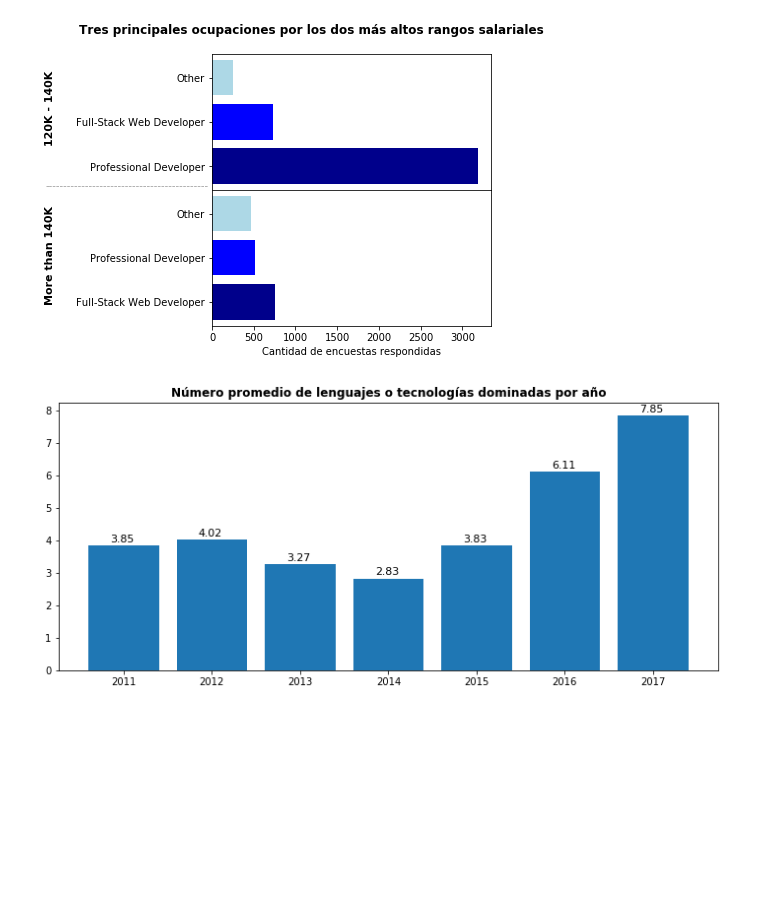
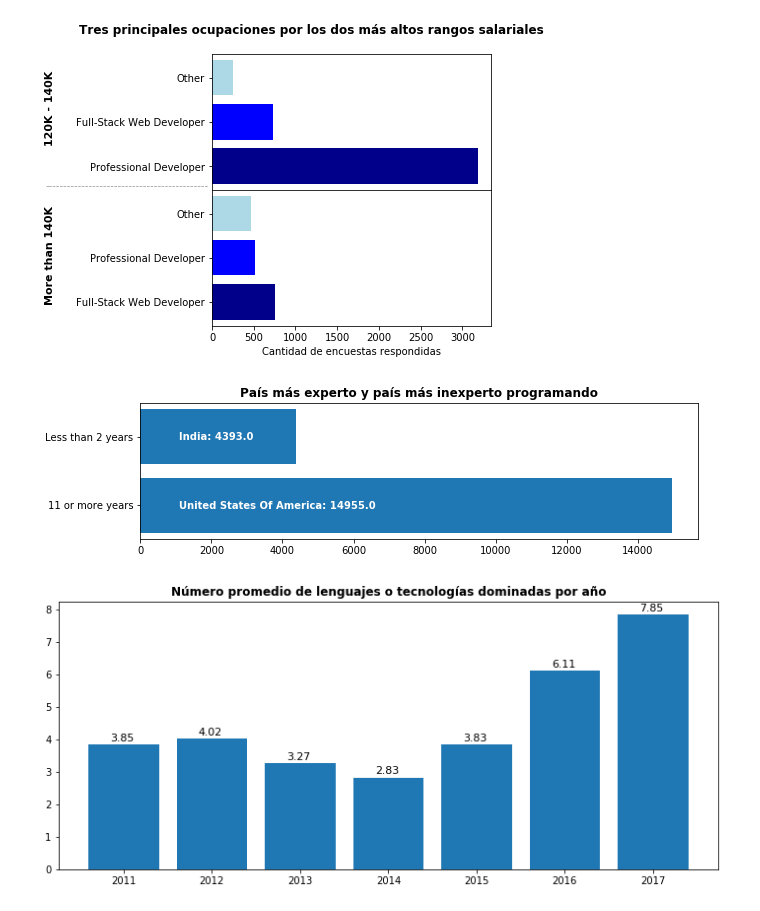
Before and after one commit to Juapatral/encuestas-stack-overflow, a Jupyter notebook: trabajo_final_sbdm_20191.ipynb, the cells around one changed output. Drawn from its saved outputs; the diff is of its cells as text; code cells hidden in the pictures; blank space fills up the shorter version.

Commit message:
Query 12

```diff
--- a/trabajo_final_sbdm_20191.ipynb
+++ b/trabajo_final_sbdm_20191.ipynb
@@ -1327,3 +1330,40 @@ consulta12 = []
+# %%
+# query 12
+# cual es el pais mas experto e inexperto programando
+
+consulta12 = encuestas.groupby(['country','years_programming']).count()['salary'].unstack()
+
+#print(consulta12.idxmax())
+#print(consulta12.max())
+paises12 = consulta12.idxmax()[[0,3]]
+valores12 = list(consulta12.max()[[0,3]])
+experiencia = list(consulta12.max().index[[0,3]])
+
+# crear grafica
+plt.figure(figsize = (10,2.5)) # ajustar tamano
+
+plt.title('País más experto y país más inexperto programando',
+          size = 12,
+          weight = 'bold'
+         )
+
+plt.barh(y = experiencia,
+         width = valores12
+        )
+for i in range(2):
+  plt.text(x = min(valores12)/4,
+           y = i - 0.05,
+           s = paises12[i] + ': ' + str(valores12[i]),
+           color = 'white',
+           size = 10,
+           weight = 'bold'
+          )
+
+plt.savefig(nombres_graficas[12], dpi = 1200, bbox_inches = Bbox([[-1,0],[10,3]]))
+
+# borrar consulta12 = [] cuando se tenga lista la pregunta
+# %% [output]
+[figure, added]
 # %%
 # query 13
 # numero promedio de lenguajes que saben los programadores por encuesta
```
Also changed, not shown: parts of 10 cells of this notebook.
